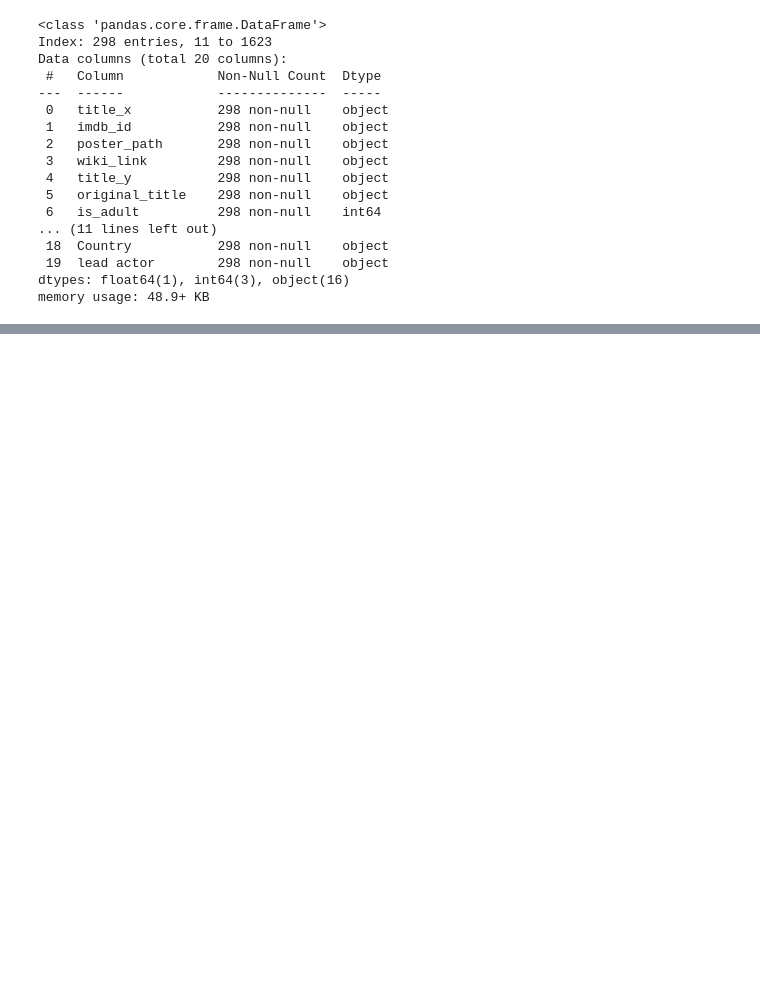
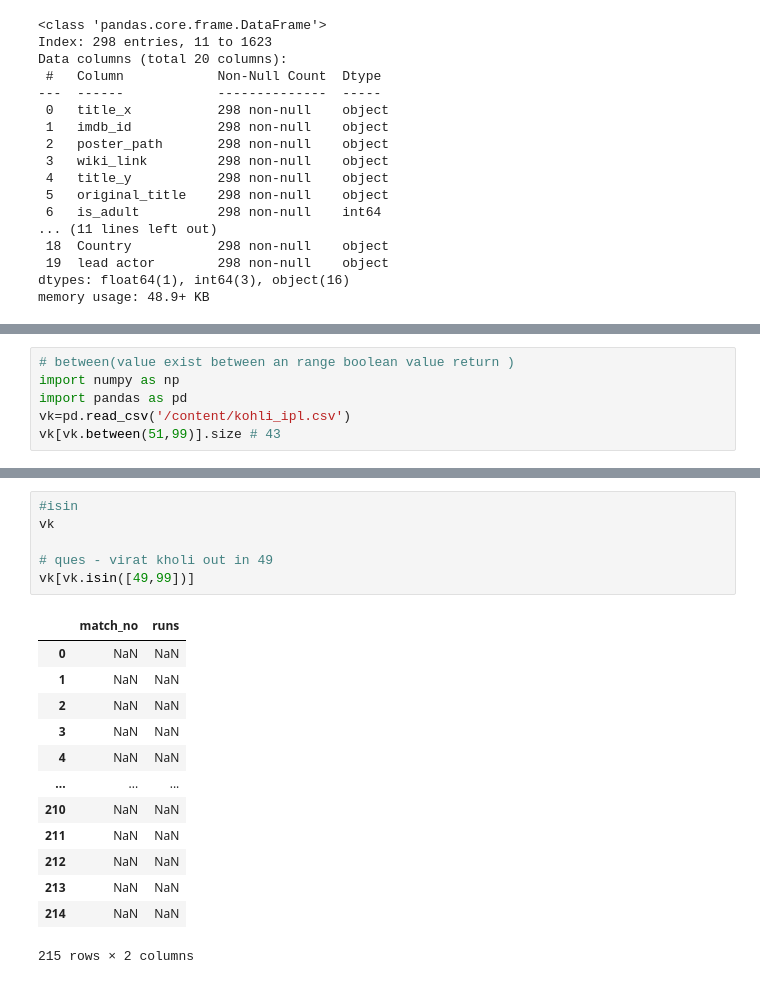
Before and after one commit to Deepanshu-8126/Pandas, a Jupyter notebook: pandas_dataframe.ipynb, the cells around one changed output, grey strips where cells are left out. Drawn from its saved outputs; the diff is of its cells as text; blank space fills up the shorter version.

```diff
--- a/pandas_dataframe.ipynb
+++ b/pandas_dataframe.ipynb
@@ -816,0 +838,6 @@ KeyError: 'Team1'
+# %%
+# between(value exist between an range boolean value return )
+import numpy as np
+import pandas as pd
+vk=pd.read_csv('/content/kohli_ipl.csv')
+vk[vk.between(51,99)].size # 43
@@ -816,0 +983,20 @@ KeyError: 'Team1'
+# %%
+#isin
+vk
+
+# ques - virat kholi out in 49
+vk[vk.isin([49,99])]
+# %% [output]
+|  | match_no | runs |
+| 0 | NaN | NaN |
+| 1 | NaN | NaN |
+| 2 | NaN | NaN |
+| 3 | NaN | NaN |
+| 4 | NaN | NaN |
+| ... | ... | ... |
+| 210 | NaN | NaN |
+| 211 | NaN | NaN |
+| 212 | NaN | NaN |
+| 213 | NaN | NaN |
+| 214 | NaN | NaN |
+215 rows × 2 columns
```
Also changed, not shown: parts of 20 cells of this notebook.
